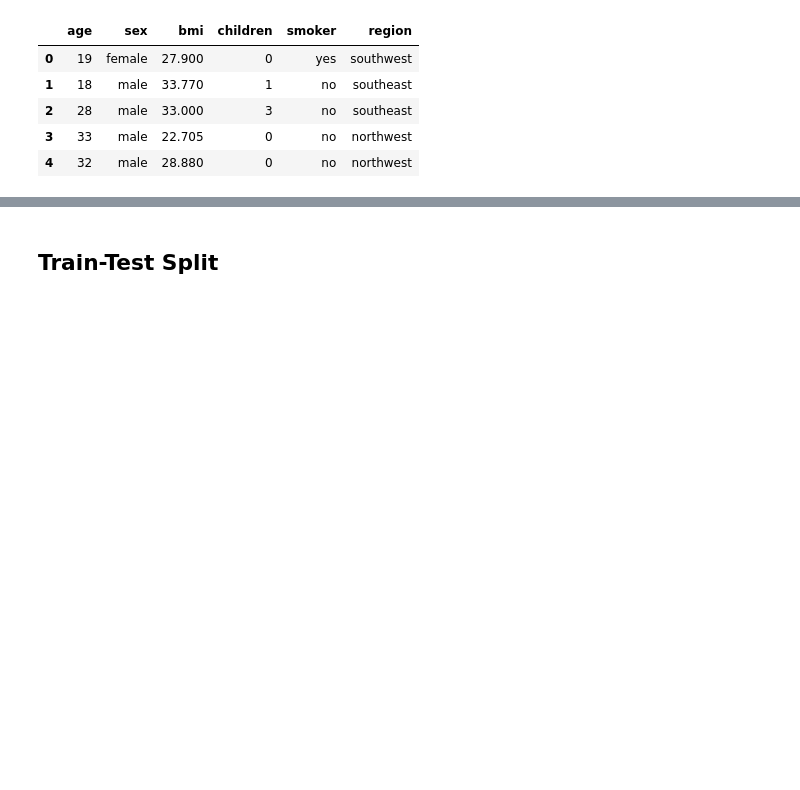
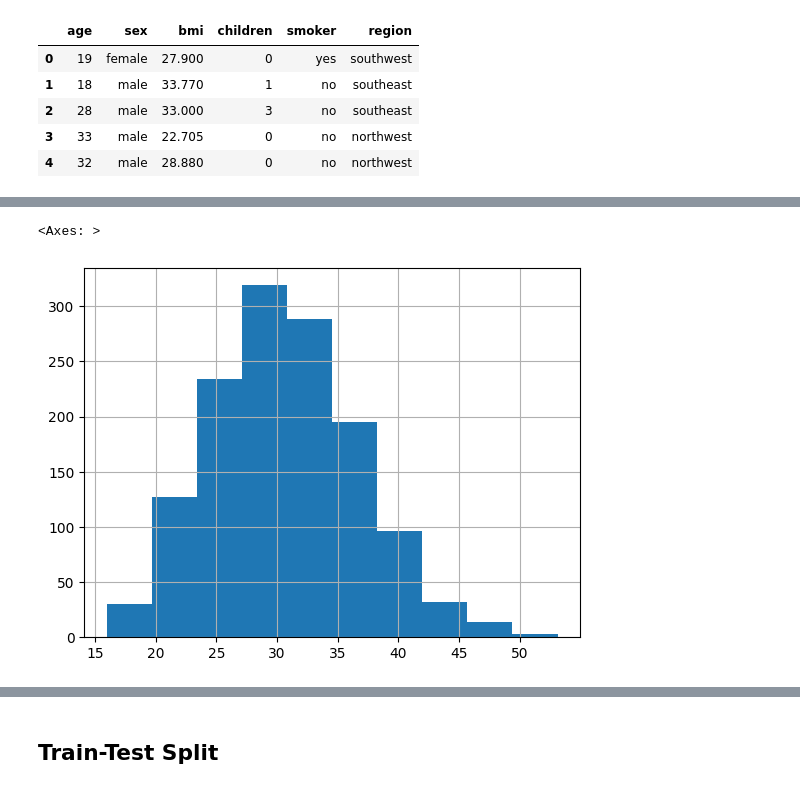
Before and after one commit to timonpalm/TFCourse, a Jupyter notebook: 01_regression_medical_cost.ipynb, the cells around one changed output, grey strips where cells are left out. Cells and saved outputs as stored; diff of their text form; code cells hidden in the pictures; blank space fills up the shorter version.

```diff
--- a/01_regression_medical_cost.ipynb
+++ b/01_regression_medical_cost.ipynb
@@ -60,0 +67,5 @@ insurance_t[:5]
+# %%
+insurance["bmi"].hist()
+# %% [output]
+<Axes: >
+[figure, added]
```
Also changed, not shown: parts of 28 cells of this notebook.
